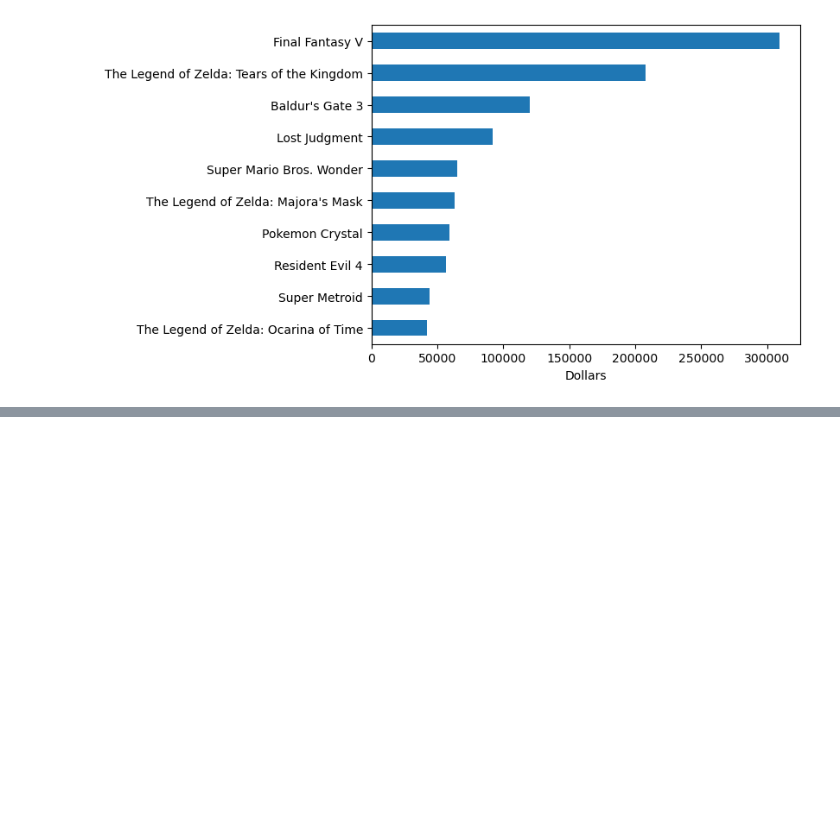
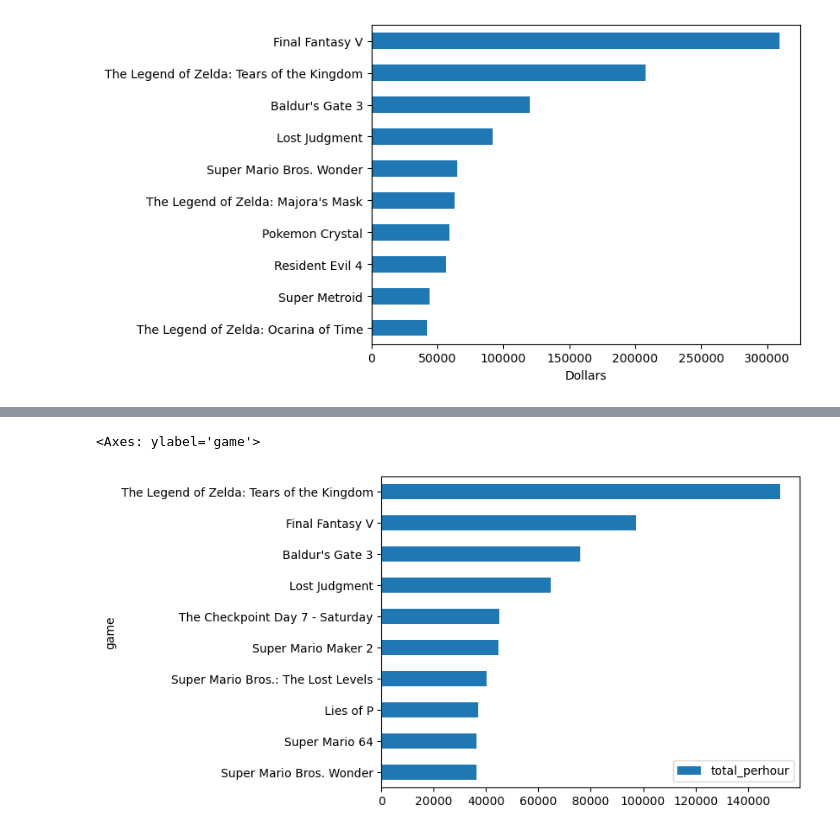
Before and after one commit to DouglasJBruce/GDQ_Analysis, a Jupyter notebook: exploration of games done quick donations.ipynb, the cells around one changed output, grey strips where cells are left out. Drawn from its saved outputs; the diff is of its cells as text; code cells hidden in the pictures; blank space fills up the shorter version.

```diff
--- a/exploration of games done quick donations.ipynb
+++ b/exploration of games done quick donations.ipynb
@@ -903,0 +984,5 @@ dtype: object
+# %%
+runs.sort_values('total_perhour').tail(10).plot.barh(x = 'game', y = 'total_perhour')
+# %% [output]
+<Axes: ylabel='game'>
+[figure, added]
```
Also changed, not shown: parts of 63 cells of this notebook, 1 other file.
